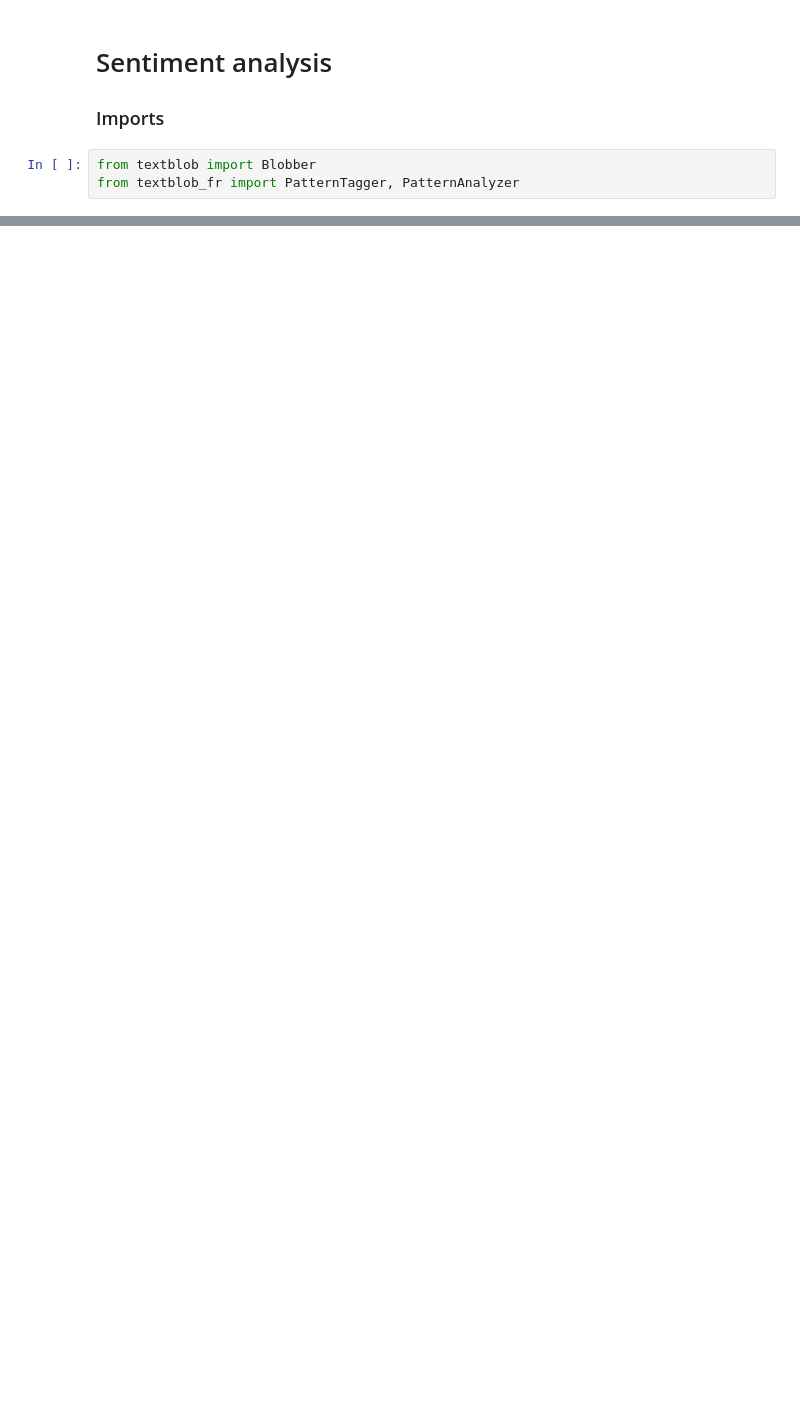
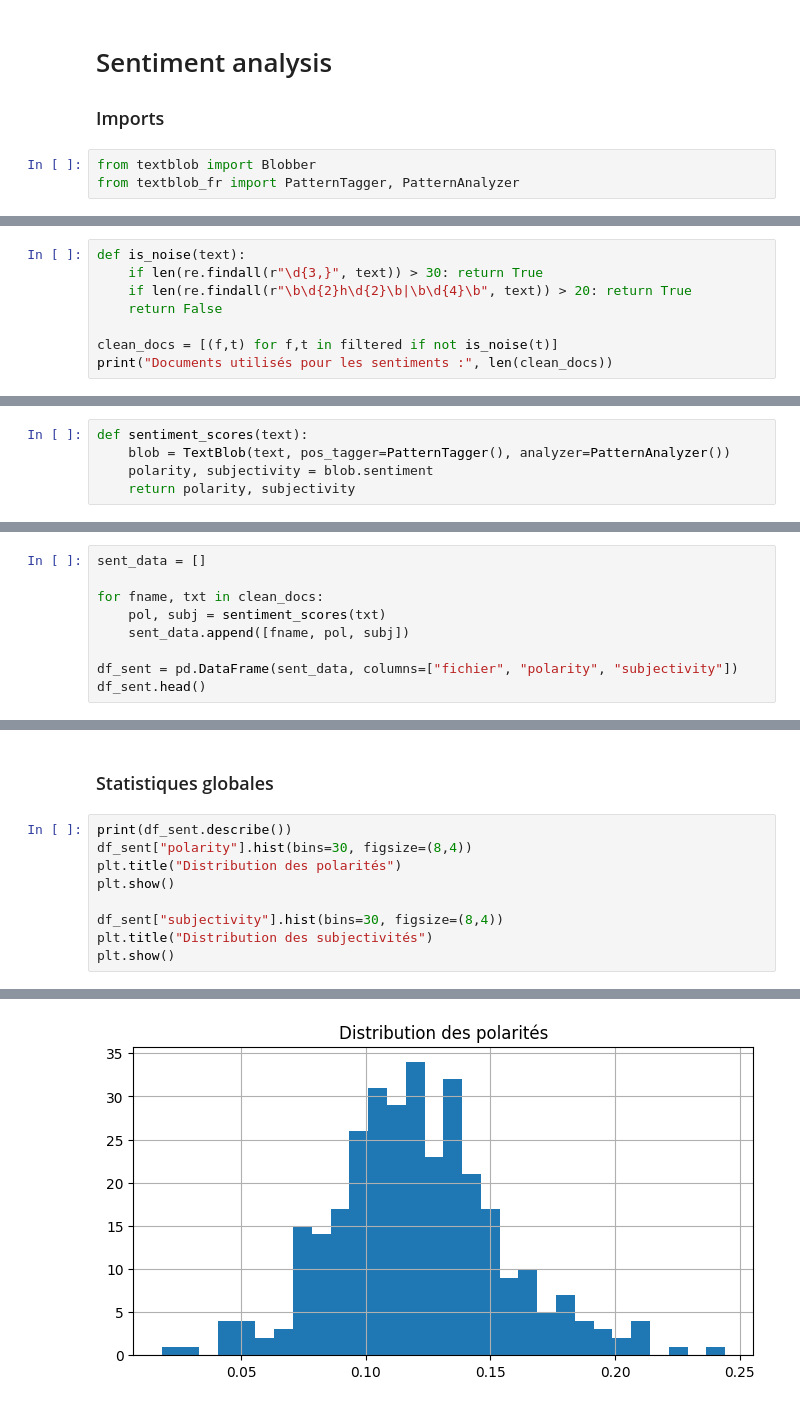
Before and after one commit to IlariaFa/tac, a Jupyter notebook: tps/tp4/s6_sentiment.ipynb, the cells around one changed output, grey strips where cells are left out. Cells and saved outputs as stored; diff of their text form; blank space fills up the shorter version.

```diff
--- a/tps/tp4/s6_sentiment.ipynb
+++ b/tps/tp4/s6_sentiment.ipynb
@@ -90,0 +186,8 @@ sentiment_analyser("Cette phrase est négative et je ne suis pas content !")
+# %%
+def is_noise(text):
+    if len(re.findall(r"\d{3,}", text)) > 30: return True
+    if len(re.findall(r"\b\d{2}h\d{2}\b|\b\d{4}\b", text)) > 20: return True
+    return False
+
+clean_docs = [(f,t) for f,t in filtered if not is_noise(t)]
+print("Documents utilisés pour les sentiments :", len(clean_docs))
@@ -90,0 +198,5 @@ sentiment_analyser("Cette phrase est négative et je ne suis pas content !")
+# %%
+def sentiment_scores(text):
+    blob = TextBlob(text, pos_tagger=PatternTagger(), analyzer=PatternAnalyzer())
+    polarity, subjectivity = blob.sentiment
+    return polarity, subjectivity
@@ -90,0 +205,9 @@ sentiment_analyser("Cette phrase est négative et je ne suis pas content !")
+# %%
+sent_data = []
+
+for fname, txt in clean_docs:
+    pol, subj = sentiment_scores(txt)
+    sent_data.append([fname, pol, subj])
+
+df_sent = pd.DataFrame(sent_data, columns=["fichier", "polarity", "subjectivity"])
+df_sent.head()
@@ -90,0 +245,12 @@ sentiment_analyser("Cette phrase est négative et je ne suis pas content !")
+# %% [markdown]
+### Statistiques globales
+# %%
+print(df_sent.describe())
+df_sent["polarity"].hist(bins=30, figsize=(8,4))
+plt.title("Distribution des polarités")
+plt.show()
+
+df_sent["subjectivity"].hist(bins=30, figsize=(8,4))
+plt.title("Distribution des subjectivités")
+plt.show()
+# %% [output]
@@ -90,0 +266 @@ sentiment_analyser("Cette phrase est négative et je ne suis pas content !")
+[figure, added]
```
Also changed, not shown: parts of 36 cells of this notebook, 3 other files.
